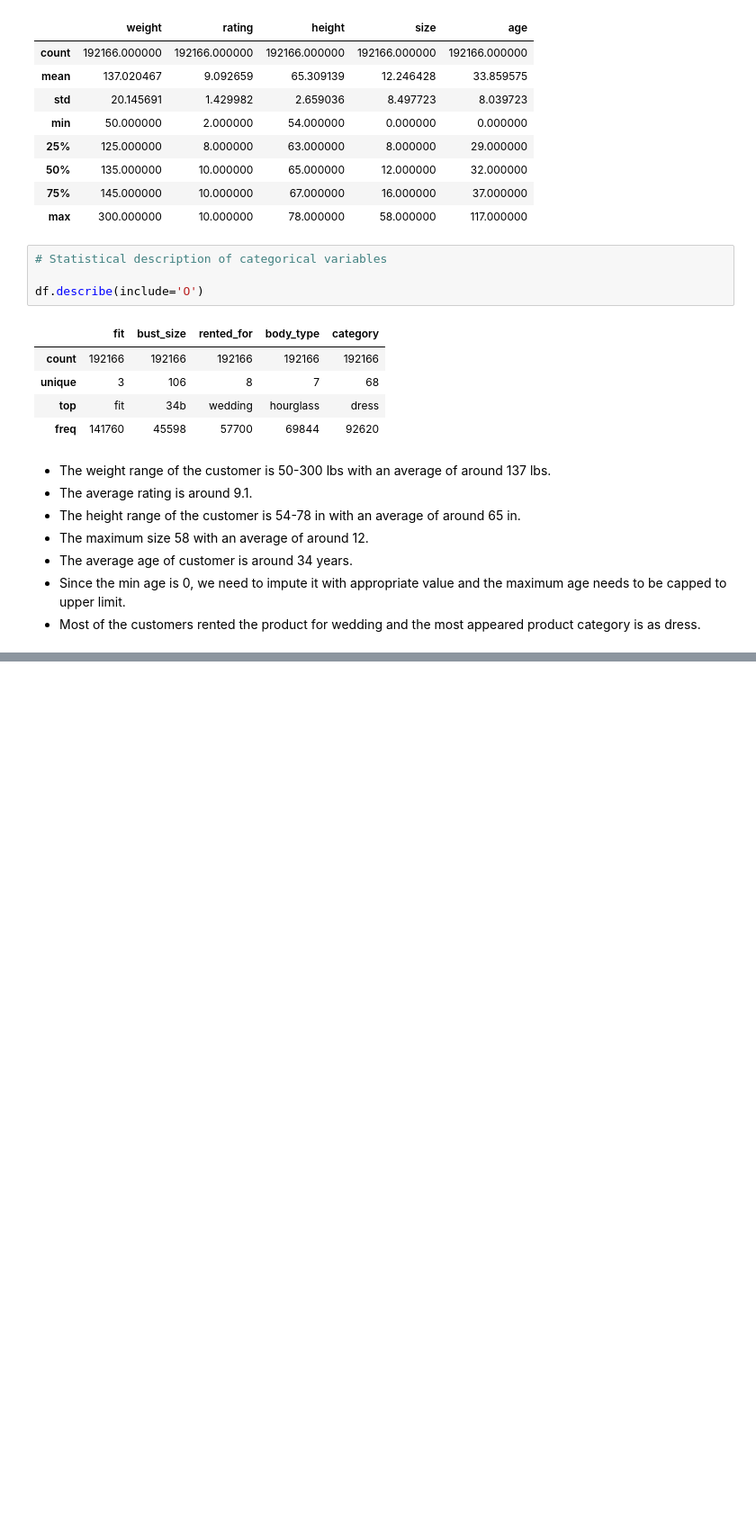
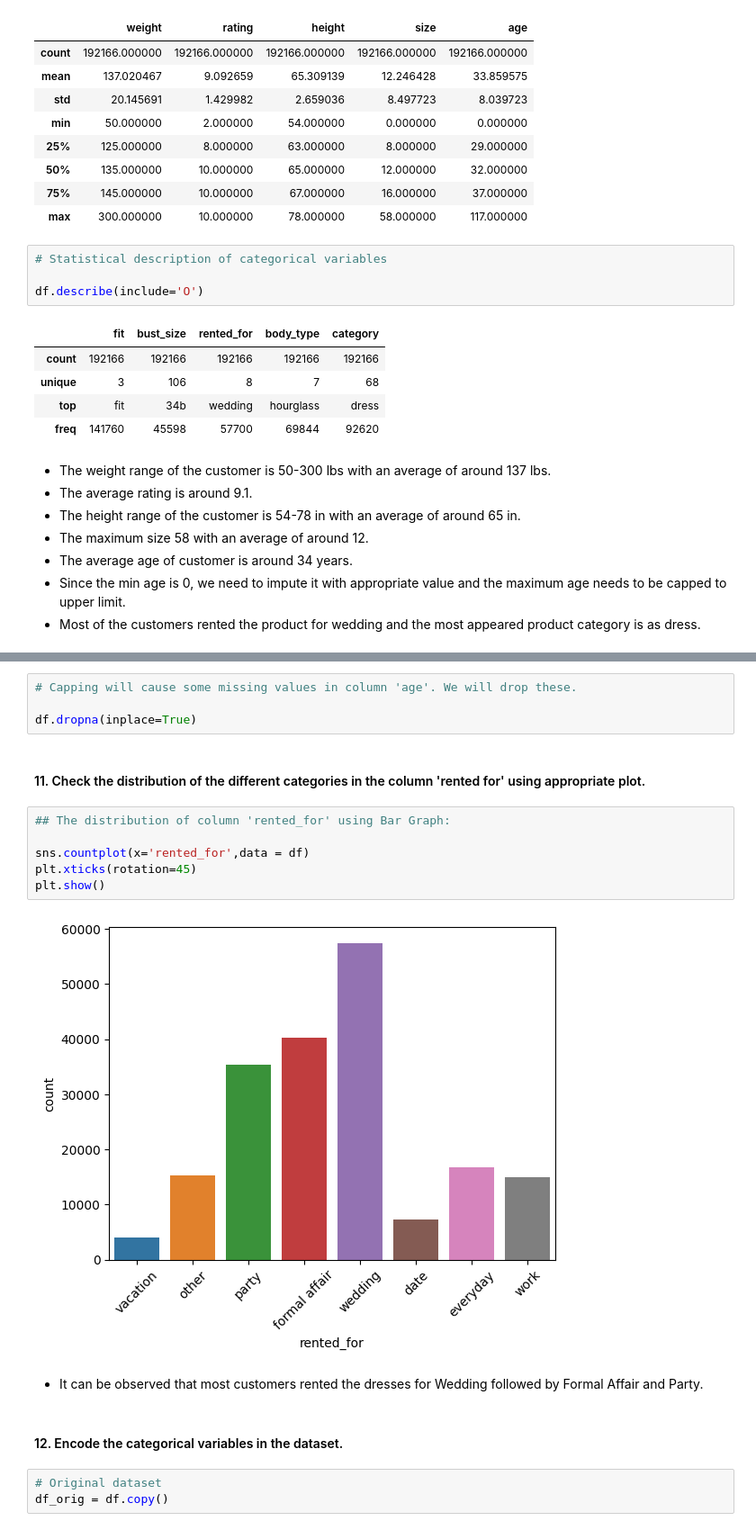
Before and after one commit to Akr27/GL-TempRepo, a Jupyter notebook: Project Code.ipynb, the cells around one changed output, grey strips where cells are left out. Shown at 90% size. Drawn from its saved outputs; the diff is of its cells as text; blank space fills up the shorter version.

```diff
--- a/Project Code.ipynb
+++ b/Project Code.ipynb
@@ -347,0 +351,21 @@ Missing Data for each column:
+# %%
+# Capping will cause some missing values in column 'age'. We will drop these.
+
+df.dropna(inplace=True)
+# %% [markdown]
+#### 11. Check the distribution of the different categories in the column 'rented for' using appropriate plot.
+# %%
+## The distribution of column 'rented_for' using Bar Graph:
+
+sns.countplot(x='rented_for',data = df)
+plt.xticks(rotation=45)
+plt.show()
+# %% [output]
+[figure, added]
+# %% [markdown]
+- It can be observed that most customers rented the dresses for Wedding followed by Formal Affair and Party.
+# %% [markdown]
+#### 12. Encode the categorical variables in the dataset.
+# %%
+# Original dataset
+df_orig = df.copy()
```
Also changed, not shown: parts of 36 cells of this notebook.
